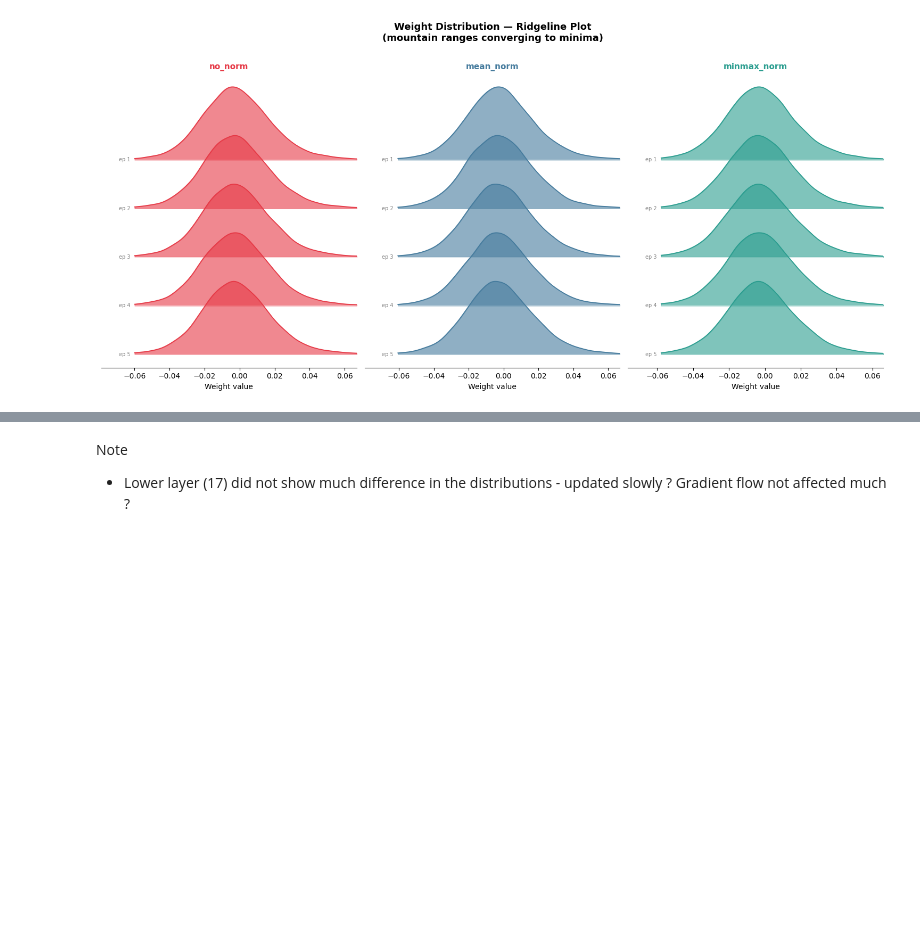
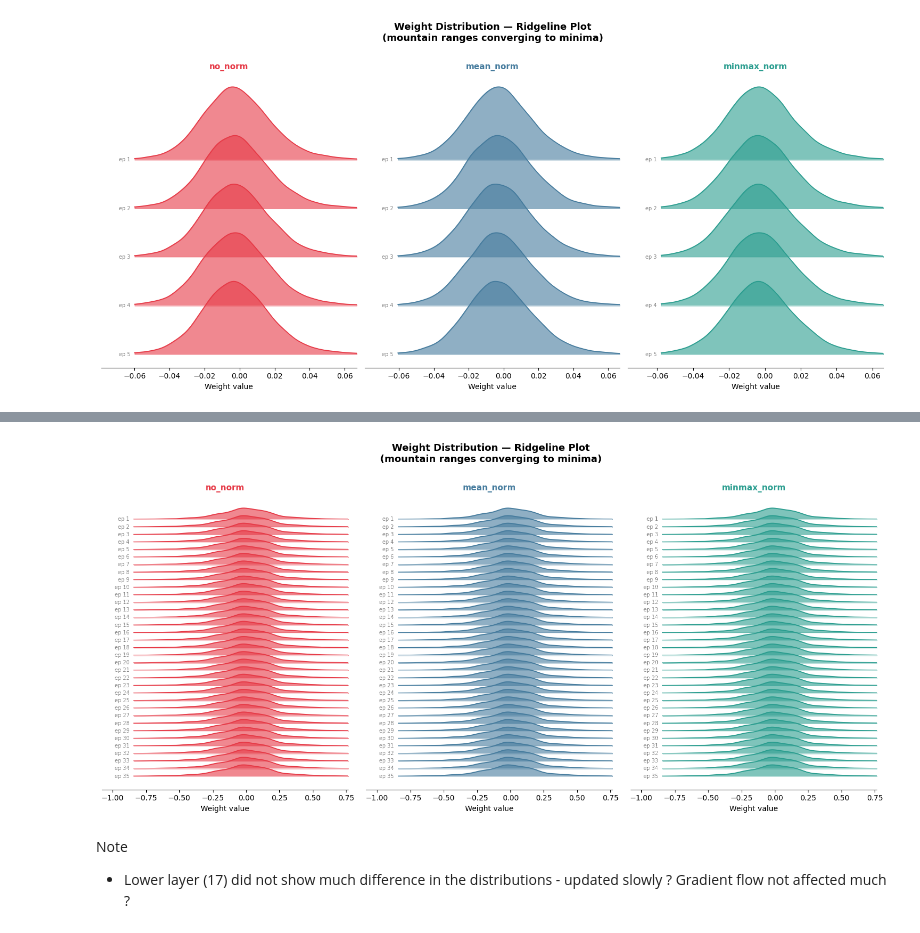
Before and after one commit to leonbora167/intelligent-system-explorations, a Jupyter notebook: PyTorch/Conceptuals/data_norm.ipynb, the cells around one changed output, grey strips where cells are left out. Drawn from its saved outputs; the diff is of its cells as text; code cells hidden in the pictures; blank space fills up the shorter version.

```diff
--- a/PyTorch/Conceptuals/data_norm.ipynb
+++ b/PyTorch/Conceptuals/data_norm.ipynb
@@ -388,3 +455,46 @@ plt.show()
+# %%
+colors = {"no_norm": "#E63946", "mean_norm": "#457B9D", "minmax_norm": "#2A9D8F"}
+
+fig, axes = plt.subplots(1, 3, figsize=(15, 7))
+overlap = 1.5   # how much ridges overlap — increase for more dramatic effect
+
+for ax, (name, arrays) in zip(axes, history_weights.items()):
+    n_epochs = len(arrays)
+
+    # shared x range across all epochs for this config
+    all_sample = np.concatenate([np.random.choice(a, min(5_000, len(a)), replace=False) for a in arrays])
+    xs = np.linspace(np.percentile(all_sample, 0.5), np.percentile(all_sample, 99.5), 300)
+
+    color = colors[name]
+
+    for i, arr in enumerate(arrays):
+        sample = sample = np.random.choice(arr, min(5_000, len(arr)), replace=False)
+        kde = gaussian_kde(sample, bw_method=0.15)
+        ys  = kde(xs)
+        ys  = ys / ys.max()   # normalize height so overlap is consistent
+
+        baseline = n_epochs - i   # top epoch at highest position
+
+        ax.fill_between(xs, baseline, baseline + ys * overlap,
+                        color=color, alpha=0.6, zorder=i)
+        ax.plot(xs, baseline + ys * overlap,
+                color=color, lw=1.2, zorder=i)
+        ax.axhline(baseline, color="white", lw=0.5, zorder=i)
+        ax.text(xs[0] - (xs[-1]-xs[0])*0.02, baseline, f"ep {i+1}",
+                va="center", ha="right", fontsize=7, color="gray")
+
+    ax.set_title(name, fontsize=11, fontweight="bold", color=color)
+    ax.set_xlabel("Weight value")
+    ax.set_xlim(xs[0] - (xs[-1]-xs[0])*0.15, xs[-1])
+    ax.set_yticks([])
+    ax.spines[["left","right","top"]].set_visible(False)
+
+plt.suptitle("Weight Distribution — Ridgeline Plot\n(mountain ranges converging to minima)",
+             fontsize=13, fontweight="bold", y=1.01)
+plt.tight_layout()
+plt.show()
+# %% [output]
+[figure, added]
 # %% [markdown]
 Note
 * Lower layer (17) did not show much difference in the distributions - updated slowly ? Gradient flow not affected much ?
```
Also changed, not shown: parts of 23 cells of this notebook.
